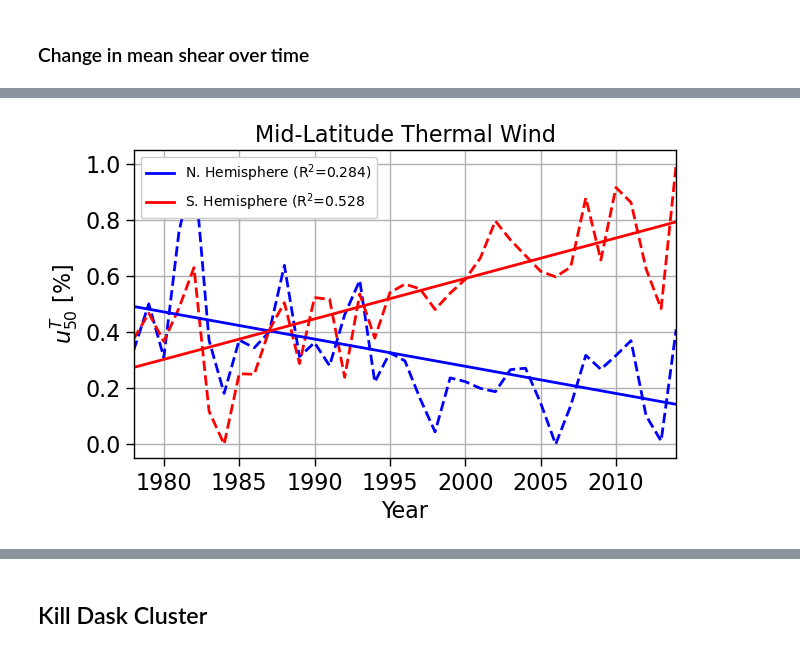
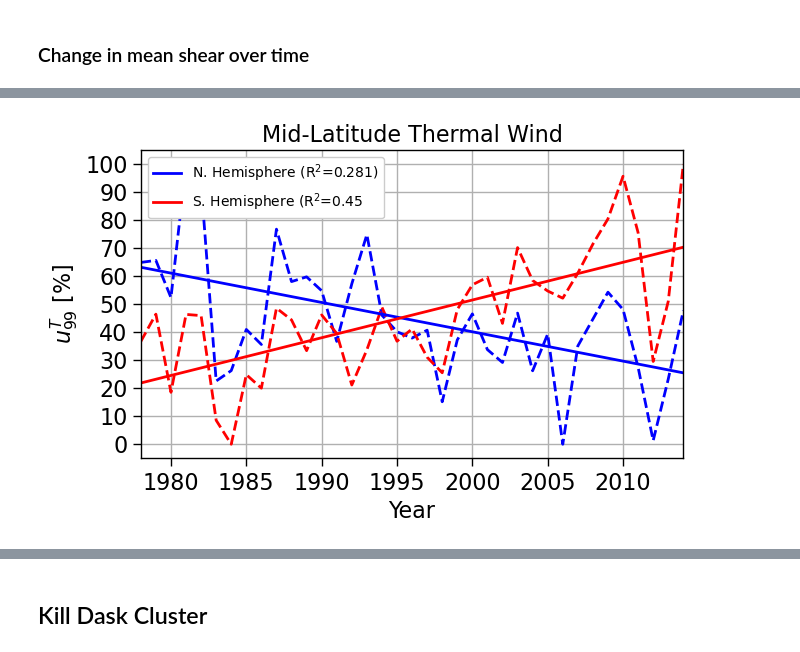
Before and after one commit to ivalencius/winds-of-change, a Jupyter notebook: CESMLENS2.ipynb, the cells around one changed output, grey strips where cells are left out. Saved outputs shown, nothing was run; the diff lists cells and outputs as text; code cells hidden in the pictures.

```diff
--- a/CESMLENS2.ipynb
+++ b/CESMLENS2.ipynb
@@ -1166,31 +1170,33 @@ plt.show()
 # %%
 fig, ax = plt.subplots(figsize=(7,4))
 
-# Note: due to quantiles it isn't exactly the median, it is 49.5 (off by 0.5 quantile)
-NH_ug = NH.ug.sel(quantile=0.5, method='nearest').groupby('time.year').mean().mean(['lat', 'realization'])
-SH_ug = SH.ug.sel(quantile=0.5, method='nearest').groupby('time.year').mean().mean(['lat', 'realization'])
+NH_ug = NH.ug.sel(quantile=0.99, method='nearest').groupby('time.year').mean().mean(['lat', 'realization'])
+SH_ug = SH.ug.sel(quantile=0.99, method='nearest').groupby('time.year').mean().mean(['lat', 'realization'])
 
 NH_comp = (NH_ug-NH_ug.min('year'))/(NH_ug.max('year')-NH_ug.min('year'))
 SH_comp = (SH_ug-SH_ug.min('year'))/(SH_ug.max('year')-SH_ug.min('year'))
 
 years = NH_comp['year'].values
 
 # North hemisphere
 ax.plot(years, NH_comp, color='blue', linestyle='--')
 ax.plot(years, SH_comp, color='red', linestyle='--')
 NH_reg = scipy.stats.linregress(years, NH_comp)
 SH_reg = scipy.stats.linregress(years, SH_comp)
 ax.plot(years, NH_reg.slope*years + NH_reg.intercept, color='blue', label=f'N. Hemisphere (R$^2$={NH_reg.rvalue**2:.3})',)
 ax.plot(years, SH_reg.slope*years + SH_reg.intercept, color='red', label=f'S. Hemisphere (R$^2$={SH_reg.rvalue**2:.3}')
 
 ax.legend(loc='upper left', fontsize=10, framealpha=1)
 ax.grid(True)
-ax.set_ylabel(r'$ u^T_{50} \ [\%]$')
+ax.set_ylabel(r'$ u^T_{99} \ [\%]$')
+yticks = np.linspace(0, 1, 11)
+ax.set_yticks(yticks)
+ax.set_yticklabels([str(int(y*100)) for y in yticks])
 ax.set_xlabel('Year')
 ax.set_xlim(1978, 2014)
 ax.set_title('Mid-Latitude Thermal Wind')
 plt.savefig('figures/global-jet/median_thermal_wind.png' ,dpi=300, bbox_inches='tight', pad_inches=0.1)
 plt.show()
 # %% [output]
 [interactive output not drawn]
-[figure, old version]
+[figure, new version]
```
Also changed, not shown: parts of 8 cells of this notebook, 2 other files.
